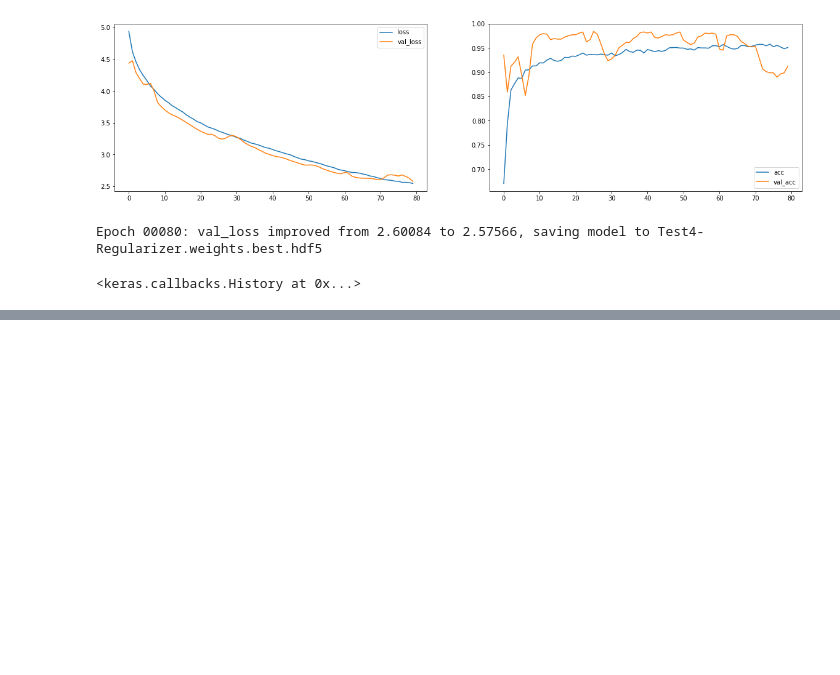
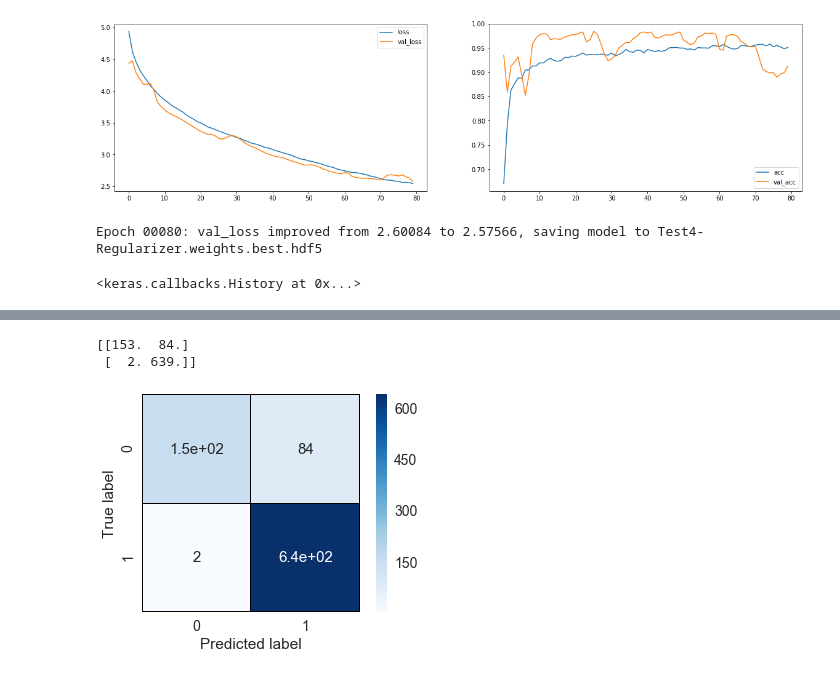
Before and after one commit to frontalinilucas/machine-learning-jupyter, a Jupyter notebook: Kaggle Competitions/Trabajo Final/Test4-Regularizer.ipynb, the cells around one changed output, grey strips where cells are left out. Saved outputs shown, nothing was run; the diff lists cells and outputs as text; code cells hidden in the pictures; blank space fills up the shorter version.

Commit message:
Mejora Test4 - Trabajo final

```diff
--- a/Kaggle Competitions/Trabajo Final/Test4-Regularizer.ipynb
+++ b/Kaggle Competitions/Trabajo Final/Test4-Regularizer.ipynb
@@ -35,6 +35,27 @@ def get_shuffled_x_y(type_dataset):
     x = x[shuffle]
     y = y[shuffle]
     return x, y
+# %%
+import seaborn as sn
+import pandas as pd
+import matplotlib.pyplot as plt
+
+def inverse_to_categorical(val):
+    return np.argmax(val, axis=None, out=None)
+
+def plot_confusion_matrix(predict_values, real_values):
+    matrix = np.zeros([2, 2])
+    for i in range(predict_values.shape[0]):
+        true_y = inverse_to_categorical(real_values[i])
+        predict_y = predict_values[i]
+        matrix[true_y][predict_y] = matrix[true_y][predict_y] + 1
+
+    df_cm = pd.DataFrame(matrix, range(2), range(2))
+    sn.set(font_scale=1.4)
+    sn.heatmap(df_cm, annot=True, annot_kws={"size": 15}, cmap="Blues", linewidths=0.1, linecolor='Black', square=True)
+    plt.ylabel('True label')
+    plt.xlabel('Predicted label')
+    print(matrix)
 # %%
 x_train, y_train = get_shuffled_x_y('train')
 # %%
@@ -136,0 +158,7 @@ accuracy:  0.9020501140309901
+# %%
+model.load_weights('Test4-Regularizer.weights.best.hdf5')
+plot_confusion_matrix(model.predict_classes(x_val), y_val)
+# %% [output]
+[[153.  84.]
+ [  2. 639.]]
+[figure, added]
```
Also changed, not shown: parts of 3 cells of this notebook.
